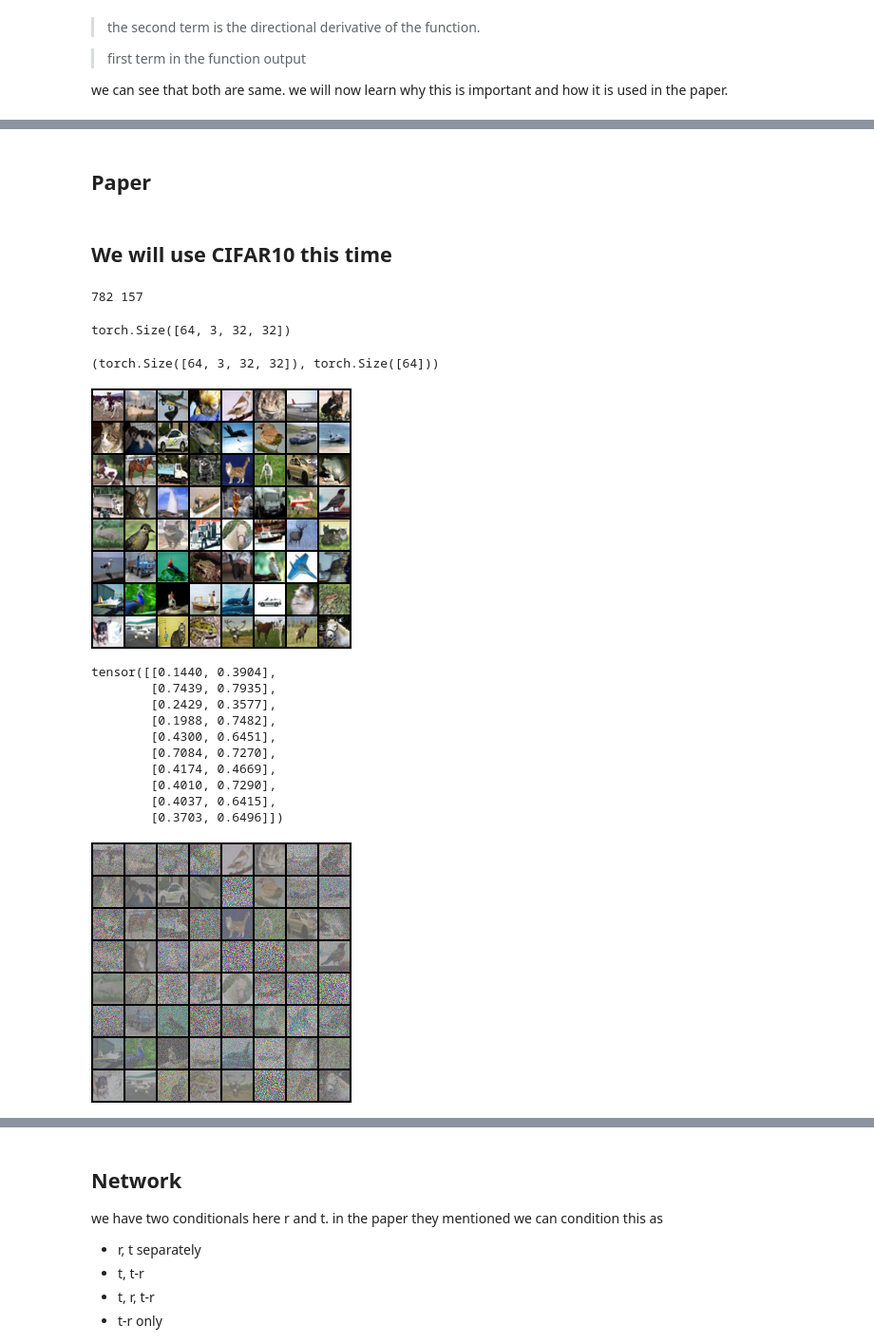
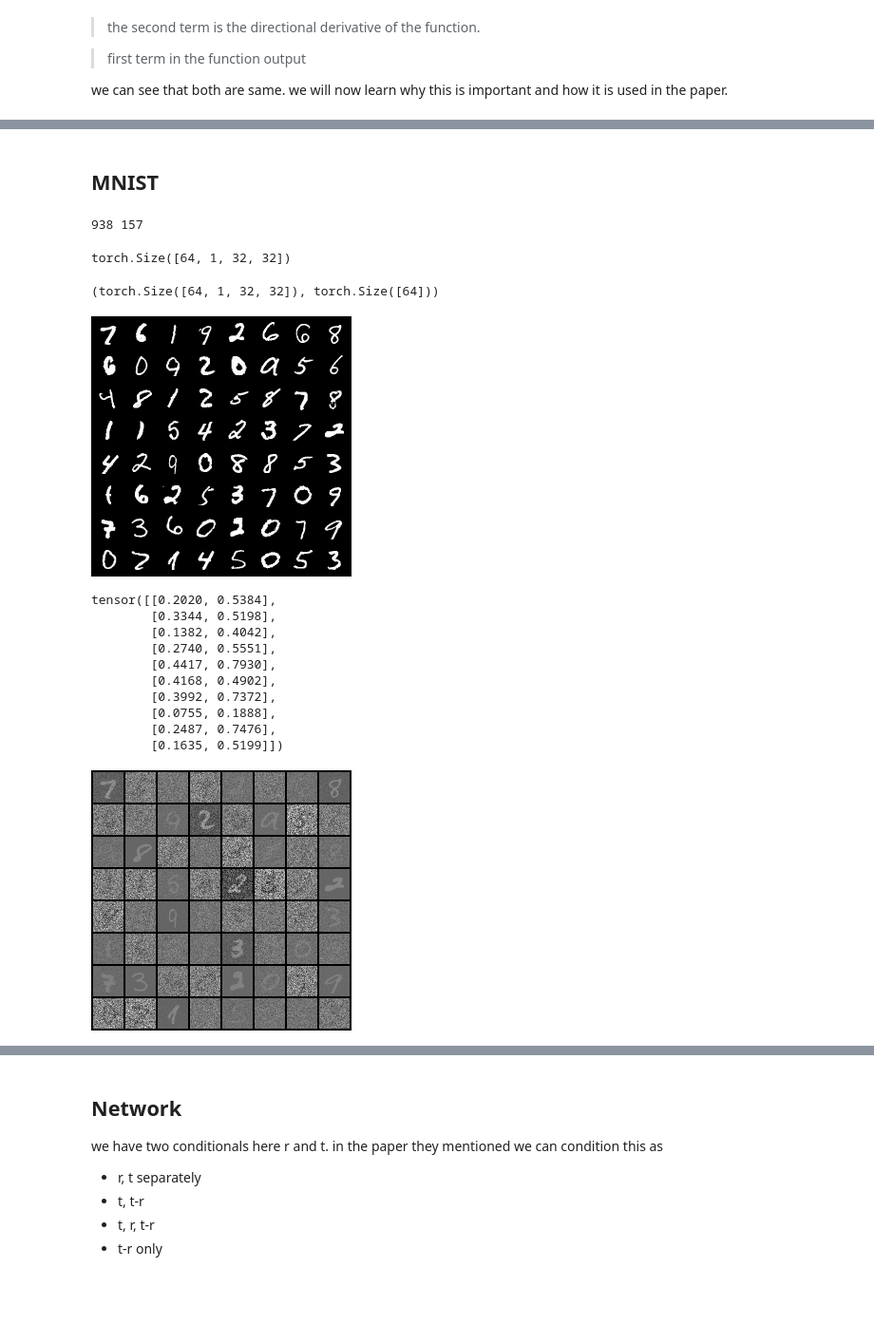
Before and after one commit to prakashjayy/genai, a Jupyter notebook: flow/02_mean_flow.ipynb, the cells around one changed output, grey strips where cells are left out. Shown at 95% size. Saved outputs shown, nothing was run; the diff lists cells and outputs as text; code cells hidden in the pictures; blank space fills up the shorter version.

```diff
--- a/flow/02_mean_flow.ipynb
+++ b/flow/02_mean_flow.ipynb
@@ -123,74 +202,72 @@ we can see that both are same. we will now learn why this is important and how i
 # %% [markdown]
-## Paper
+## MNIST
-# %% [markdown]
-## We will use CIFAR10 this time
 # %%
-# Now say we have MNIST data in the shape of (N, 1, 28, 28)
-# we will create a VAE model to generate new images similar to the training data.
-
 # Load MNIST data
 
 # Load MNIST data and resize it to 64x64
-def load_cifar10(bs=64):
+def load_mnist(bs=64):
     train_loader = torch.utils.data.DataLoader(
-        torchvision.datasets.CIFAR10('data/', train=True, download=True,
+        torchvision.datasets.MNIST('data/', train=True, download=True,
                                     transform=torchvision.transforms.Compose([
+                                        torchvision.transforms.Pad(2),
                                         torchvision.transforms.ToTensor(),
-                                        torchvision.transforms.Normalize((0.5, 0.5, 0.5), (0.5, 0.5, 0.5))
+                                        torchvision.transforms.Normalize(0.5, 0.5),
                                     ])),
         batch_size=bs, shuffle=True)
 
     val_loader = torch.utils.data.DataLoader(
-        torchvision.datasets.CIFAR10('data/', train=False, download=True,
+        torchvision.datasets.MNIST('data/', train=False, download=True,
                                     transform=torchvision.transforms.Compose([
+                                        torchvision.transforms.Pad(2),
                                         torchvision.transforms.ToTensor(),
-                                        torchvision.transforms.Normalize((0.5, 0.5, 0.5), (0.5, 0.5, 0.5))
+                                        torchvision.transforms.Normalize(0.5, 0.5),
                                     ])),
         batch_size=bs, shuffle=False)
     return train_loader, val_loader
 
-train_loader, val_loader = load_cifar10()
+train_loader, val_loader = load_mnist(bs=64)
 
 print(len(train_loader), len(val_loader))
 
-imgs, labels = next(iter(train_loader))
+imgs, labels = next(iter(val_loader))
 imgs.shape
 # %% [output]
-782 157
+938 157
-torch.Size([64, 3, 32, 32])
+torch.Size([64, 1, 32, 32])
 # %%
 imgs, labels = next(iter(train_loader))
 imgs.shape, labels.shape
 # %% [output]
-(torch.Size([64, 3, 32, 32]), torch.Size([64]))
+(torch.Size([64, 1, 32, 32]), torch.Size([64]))
 # %%
 torchvision.transforms.ToPILImage()(torchvision.utils.make_grid(imgs, nrow=8, normalize=True))
 # %% [output]
-[figure, old version]
+[figure, new version]
 # %%
-time = torch.distributions.Uniform(0, 1)
+time = torch.distributions.Normal(-0.4, 1)
 rt = time.sample((10,2)).sort(dim=1).values
+rt = torch.sigmoid(rt)
 rt
 # %% [output]
-tensor([[0.1440, 0.3904],
-        [0.7439, 0.7935],
-        [0.2429, 0.3577],
-        [0.1988, 0.7482],
-        [0.4300, 0.6451],
-        [0.7084, 0.7270],
-        [0.4174, 0.4669],
-        [0.4010, 0.7290],
-        [0.4037, 0.6415],
-        [0.3703, 0.6496]])
+tensor([[0.2020, 0.5384],
+        [0.3344, 0.5198],
+        [0.1382, 0.4042],
+        [0.2740, 0.5551],
+        [0.4417, 0.7930],
+        [0.4168, 0.4902],
+        [0.3992, 0.7372],
+        [0.0755, 0.1888],
+        [0.2487, 0.7476],
+        [0.1635, 0.5199]])
 # %%
 bs = imgs.shape[0]
 rt = time.sample((bs,2)).sort(dim=1).values
 noise = torch.randn_like(imgs)
 t = rt[:, 1].unsqueeze(1).unsqueeze(1).unsqueeze(1)
-xt = t*(imgs) + (1-t)*noise
+xt = (1-t)*(noise) + t*imgs
 torchvision.transforms.ToPILImage()(torchvision.utils.make_grid(xt, nrow=8, normalize=True))
 # %% [output]
-[figure, old version]
+[figure, new version]
 # %%
 target = imgs - noise
 torchvision.transforms.ToPILImage()(torchvision.utils.make_grid(target, nrow=8, normalize=False))
```
Also changed, not shown: parts of 22 cells of this notebook.
